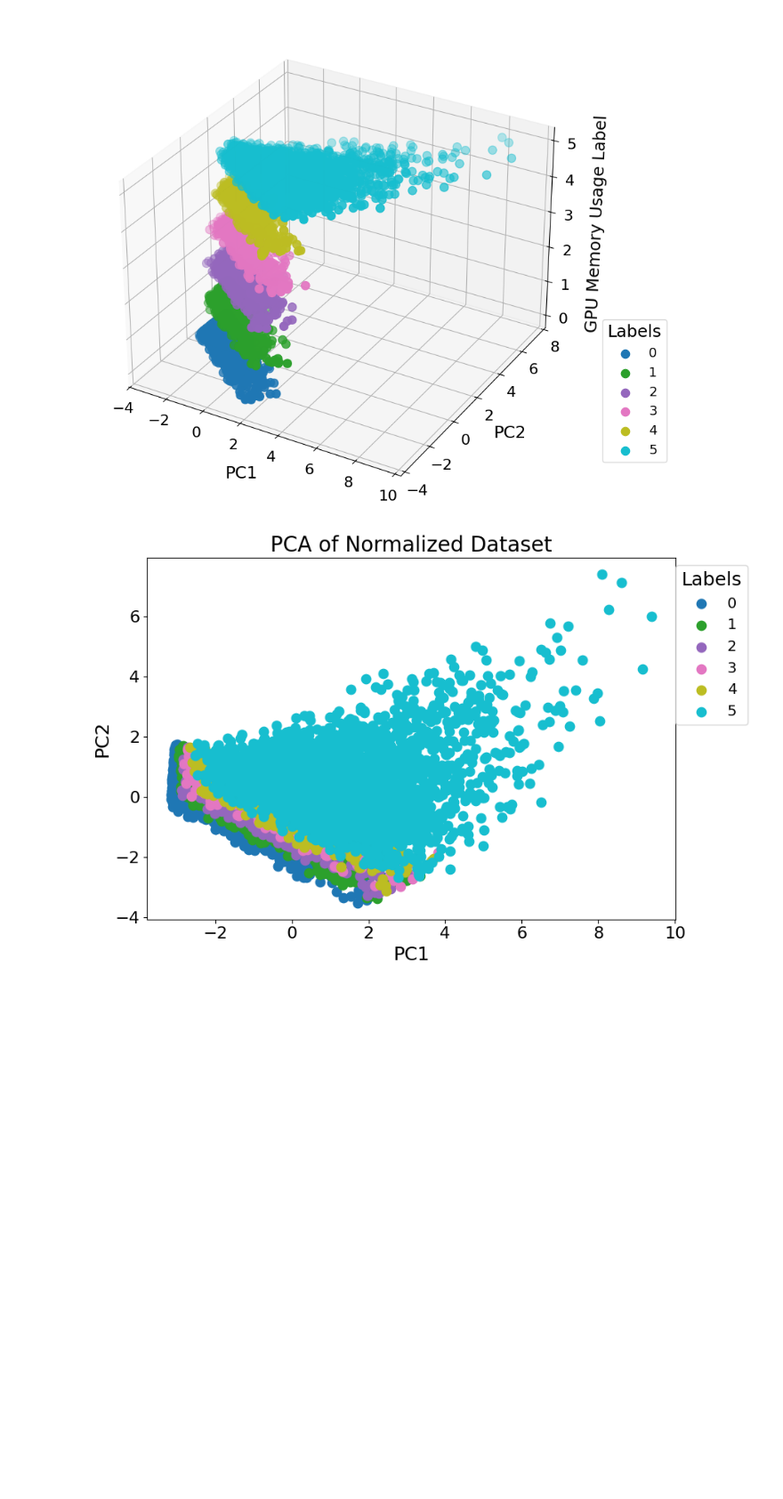
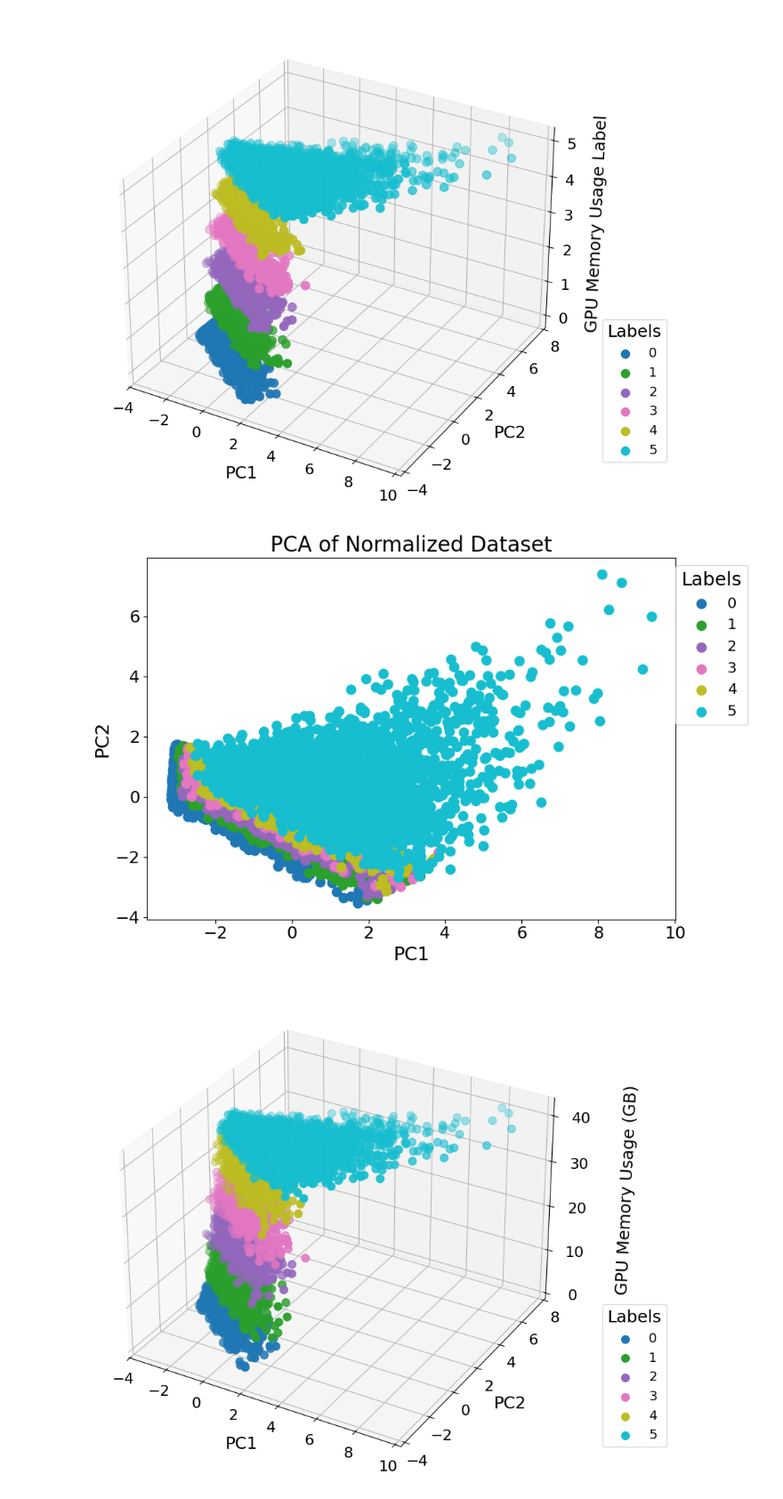
Before and after one commit to itu-rad/GPUMemNet, a Jupyter notebook: Analysis/00-Cleaned-NoteBooks/001-visualizations/CNN_visualizations.ipynb, the cells around one changed output. Shown at 89% size. Cells and saved outputs as stored; diff of their text form; code cells hidden in the pictures; blank space fills up the shorter version.

```diff
--- a/Analysis/00-Cleaned-NoteBooks/001-visualizations/CNN_visualizations.ipynb
+++ b/Analysis/00-Cleaned-NoteBooks/001-visualizations/CNN_visualizations.ipynb
@@ -1,4 +1,8 @@
 # %%
+import matplotlib
+matplotlib.rcParams["pdf.fonttype"] = 42
+matplotlib.rcParams["ps.fonttype"] = 42
+
 import pandas as pd
 import numpy as np
 import requests
@@ -317,3 +321,93 @@ plt.tight_layout()
 plt.show()
 # %% [output]
 [figure]
+# %%
+import matplotlib
+matplotlib.rcParams["pdf.fonttype"] = 42
+matplotlib.rcParams["ps.fonttype"] = 42
+
+import numpy as np
+import matplotlib.pyplot as plt
+import matplotlib.ticker as ticker
+from sklearn.preprocessing import StandardScaler
+from sklearn.decomposition import PCA
+
+# Features
+X = df[['Depth', 'Total Activations', 'Total_Activations_Batch_Size', 'Total Parameters', 'Batch Size',
+        'Conv2d Count', 'BatchNorm2d Count', 'Dropout Count',
+        'activation_encoding_sin', 'activation_encoding_cos']]
+
+# Label column
+y = df['memory_usage_label']
+
+# Real GPU memory values for Z-axis
+y_real = df.loc[X.index, 'Max GPU Memory (MiB)']
+
+# Normalize
+scaler = StandardScaler()
+X_normalized = scaler.fit_transform(X)
+
+# PCA
+pca = PCA(n_components=2)
+X_pca = pca.fit_transform(X_normalized)
+
+# Extract PCA components
+pca1, pca2 = X_pca[:, 0], X_pca[:, 1]
+
+# Z-axis ticks: 10 GiB jumps, but do not show a top tick like 50 if data is below it
+step = 10 * 1024  # 10 GiB in MiB
+z_tick_max = int(np.floor(y_real.max() / step) * step)
+int_ticks = np.arange(0, z_tick_max + step, step)
+
+# Create figure
+fig = plt.figure(figsize=(12, 9))
+ax = fig.add_subplot(111, projection='3d')
+
+# Assign colors based on labels
+unique_labels = sorted(y.dropna().unique())
+colors = plt.cm.get_cmap("tab10", len(unique_labels)).colors
+label_color_map = {label: colors[i] for i, label in enumerate(unique_labels)}
+
+# Plot
+for label in unique_labels:
+    mask = y == label
+    ax.scatter(
+        pca1[mask],
+        pca2[mask],
+        y_real[mask],
+        color=label_color_map[label],
+        label=str(label),
+        s=70
+    )
+
+# Labels
+ax.set_xlabel('PC1', fontsize=18, labelpad=12)
+ax.set_ylabel('PC2', fontsize=18, labelpad=12)
+ax.set_zlabel('GPU Memory Usage (GB)', fontsize=18, labelpad=30)
+
+# Tick sizes
+ax.tick_params(axis='x', labelsize=16)
+ax.tick_params(axis='y', labelsize=16)
+ax.tick_params(axis='z', labelsize=16)
+
+# Z ticks
+ax.set_zticks(int_ticks)
+ax.zaxis.set_major_locator(ticker.FixedLocator(int_ticks))
+ax.zaxis.set_tick_params(pad=10)
+ax.set_zticklabels([f"{int(t / 1024)}" for t in int_ticks])
+
+# Legend
+ax.legend(
+    title="Labels",
+    fontsize=14,
+    loc='upper right',
+    title_fontsize=18,
+    bbox_to_anchor=(1.2, 0.37)
+)
+
+plt.subplots_adjust(left=0.1, right=0.85, top=0.9, bottom=0.1)
+
+plt.savefig("CNN_pca3d.pdf", bbox_inches="tight")
+plt.show()
+# %% [output]
+[figure, added]
```
Also changed, not shown: 14 other files.
